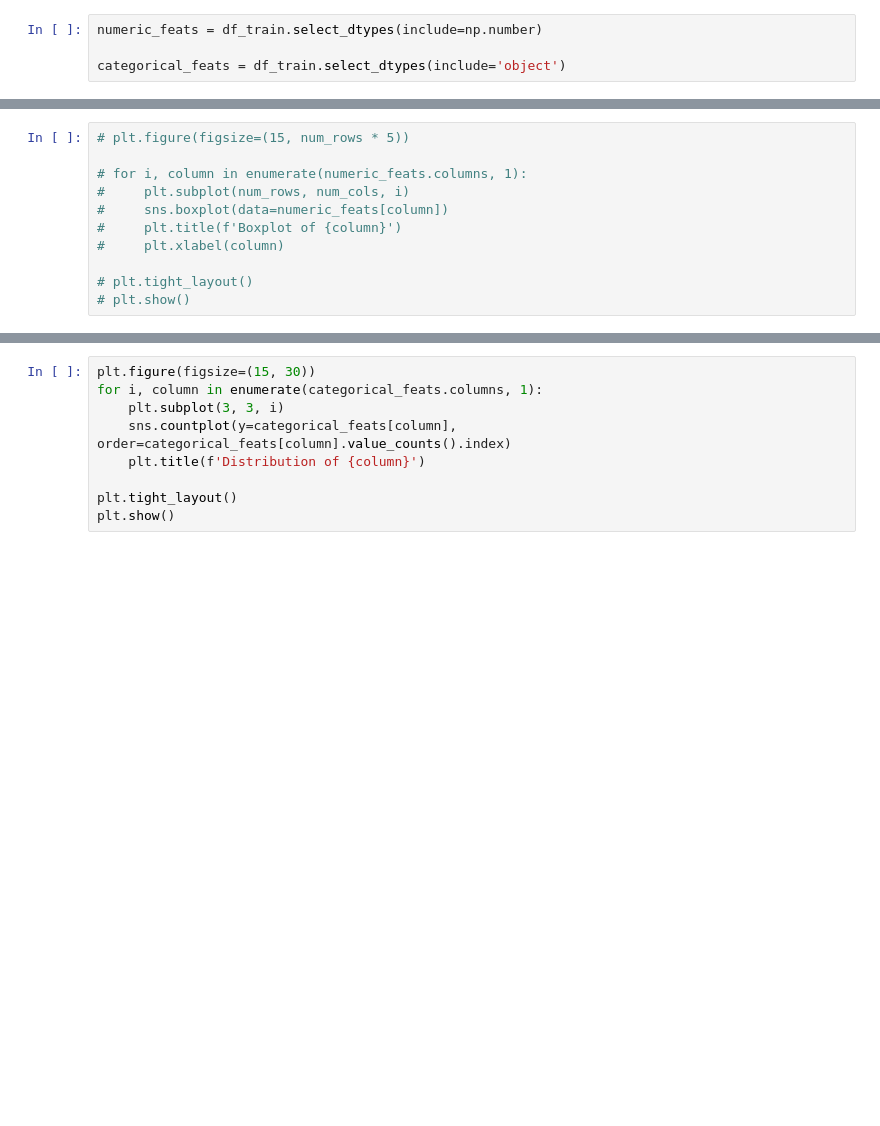
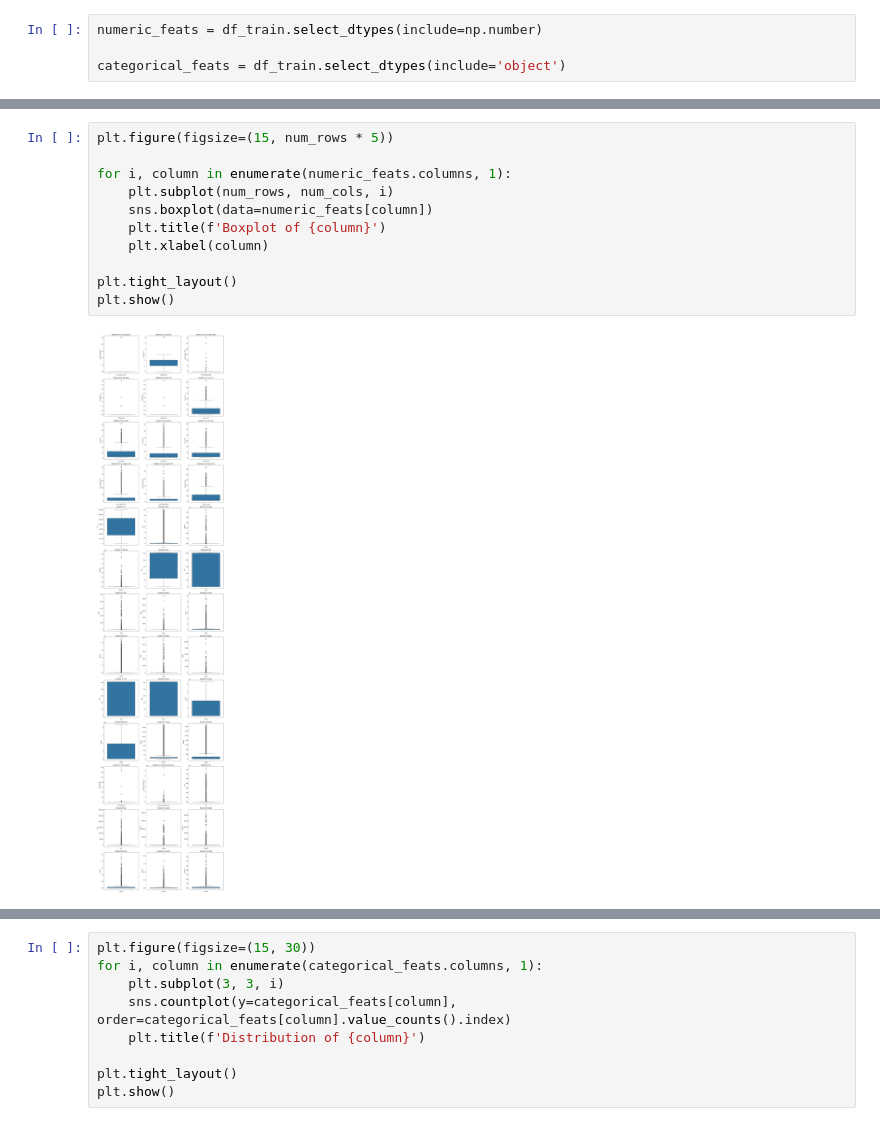
Before and after one commit to FrancescoMichael/Tubes2-AI, a Jupyter notebook: main.ipynb, the cells around one changed output, grey strips where cells are left out. Drawn from its saved outputs; the diff is of its cells as text; blank space fills up the shorter version.

```diff
--- a/main.ipynb
+++ b/main.ipynb
@@ -269,12 +231,14 @@ num_rows = (num_features + num_cols - 1) // num_cols
 # %%
-# plt.figure(figsize=(15, num_rows * 5))
+plt.figure(figsize=(15, num_rows * 5))
 
-# for i, column in enumerate(numeric_feats.columns, 1):
-#     plt.subplot(num_rows, num_cols, i)
-#     sns.boxplot(data=numeric_feats[column])
-#     plt.title(f'Boxplot of {column}')
-#     plt.xlabel(column)
+for i, column in enumerate(numeric_feats.columns, 1):
+    plt.subplot(num_rows, num_cols, i)
+    sns.boxplot(data=numeric_feats[column])
+    plt.title(f'Boxplot of {column}')
+    plt.xlabel(column)
 
-# plt.tight_layout()
-# plt.show()
+plt.tight_layout()
+plt.show()
+# %% [output]
+[figure, added]
 # %%
```
Also changed, not shown: parts of 146 cells of this notebook, 13 other files.
